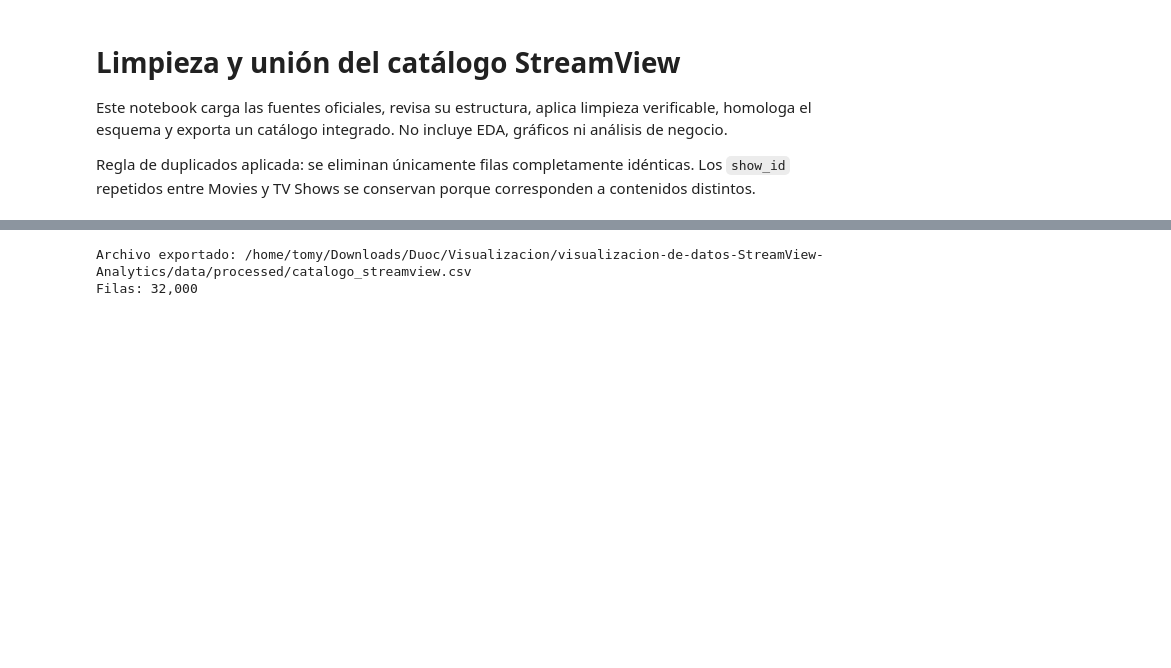
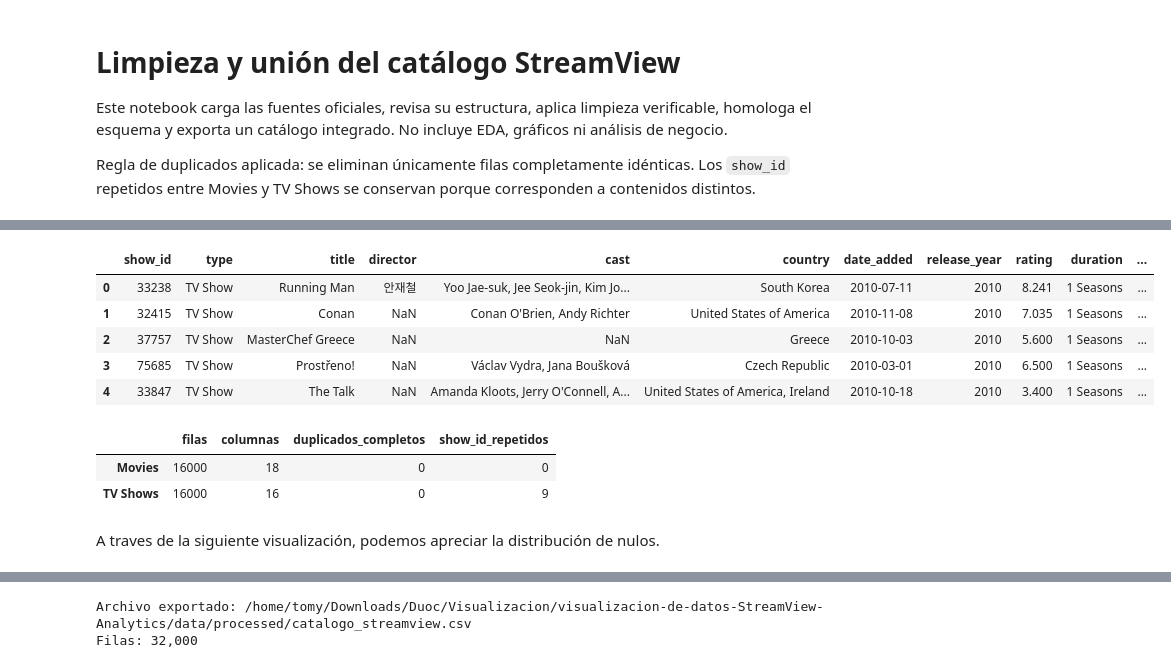
Before and after one commit to MauricioTapia84/visualizacion-de-datos-StreamView-Analytics, a Jupyter notebook: notebooks/01_limpieza_union.ipynb, the cells around one changed output, grey strips where cells are left out. Drawn from its saved outputs; the diff is of its cells as text; code cells hidden in the pictures; blank space fills up the shorter version.

```diff
--- a/notebooks/01_limpieza_union.ipynb
+++ b/notebooks/01_limpieza_union.ipynb
@@ -74,0 +25,24 @@ Columnas exclusivas de TV Shows: []
+# %%
+tv_shows.head(5)
+# %% [output]
+|  | show_id | type | title | director | cast | country | date_added | release_year | rating | duration | ... |
+| 0 | 33238 | TV Show | Running Man | 안재철 | Yoo Jae-suk, Jee Seok-jin, Kim Jo... | South Korea | 2010-07-11 | 2010 | 8.241 | 1 Seasons | ... |
+| 1 | 32415 | TV Show | Conan | NaN | Conan O'Brien, Andy Richter | United States of America | 2010-11-08 | 2010 | 7.035 | 1 Seasons | ... |
+| 2 | 37757 | TV Show | MasterChef Greece | NaN | NaN | Greece | 2010-10-03 | 2010 | 5.600 | 1 Seasons | ... |
+| 3 | 75685 | TV Show | Prostřeno! | NaN | Václav Vydra, Jana Boušková | Czech Republic | 2010-03-01 | 2010 | 6.500 | 1 Seasons | ... |
+| 4 | 33847 | TV Show | The Talk | NaN | Amanda Kloots, Jerry O'Connell, A... | United States of America, Ireland | 2010-10-18 | 2010 | 3.400 | 1 Seasons | ... |
+# %%
+revision = pd.DataFrame({
+    'filas': [len(movies), len(tv_shows)],
+    'columnas': [movies.shape[1], tv_shows.shape[1]],
+    'duplicados_completos': [movies.duplicated().sum(), tv_shows.duplicated().sum()],
+    'show_id_repetidos': [movies['show_id'].duplicated().sum(), tv_shows['show_id'].duplicated().sum()],
+}, index=['Movies', 'TV Shows'])
+
+display(revision)
+# %% [output]
+|  | filas | columnas | duplicados_completos | show_id_repetidos |
+| Movies | 16000 | 18 | 0 | 0 |
+| TV Shows | 16000 | 16 | 0 | 9 |
+# %% [markdown]
+A traves de la siguiente visualización, podemos apreciar la distribución de nulos.
```
Also changed, not shown: parts of 15 cells of this notebook.
